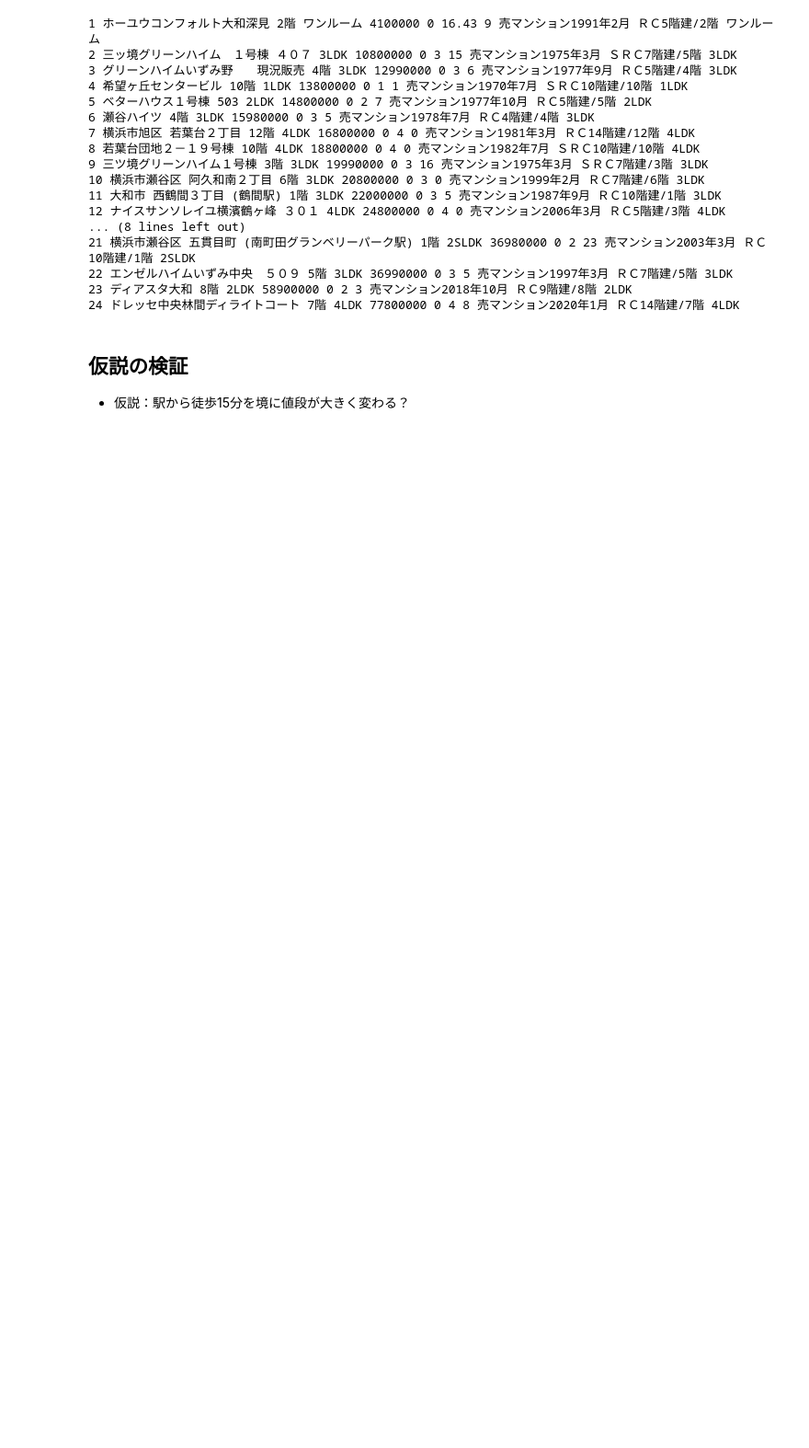
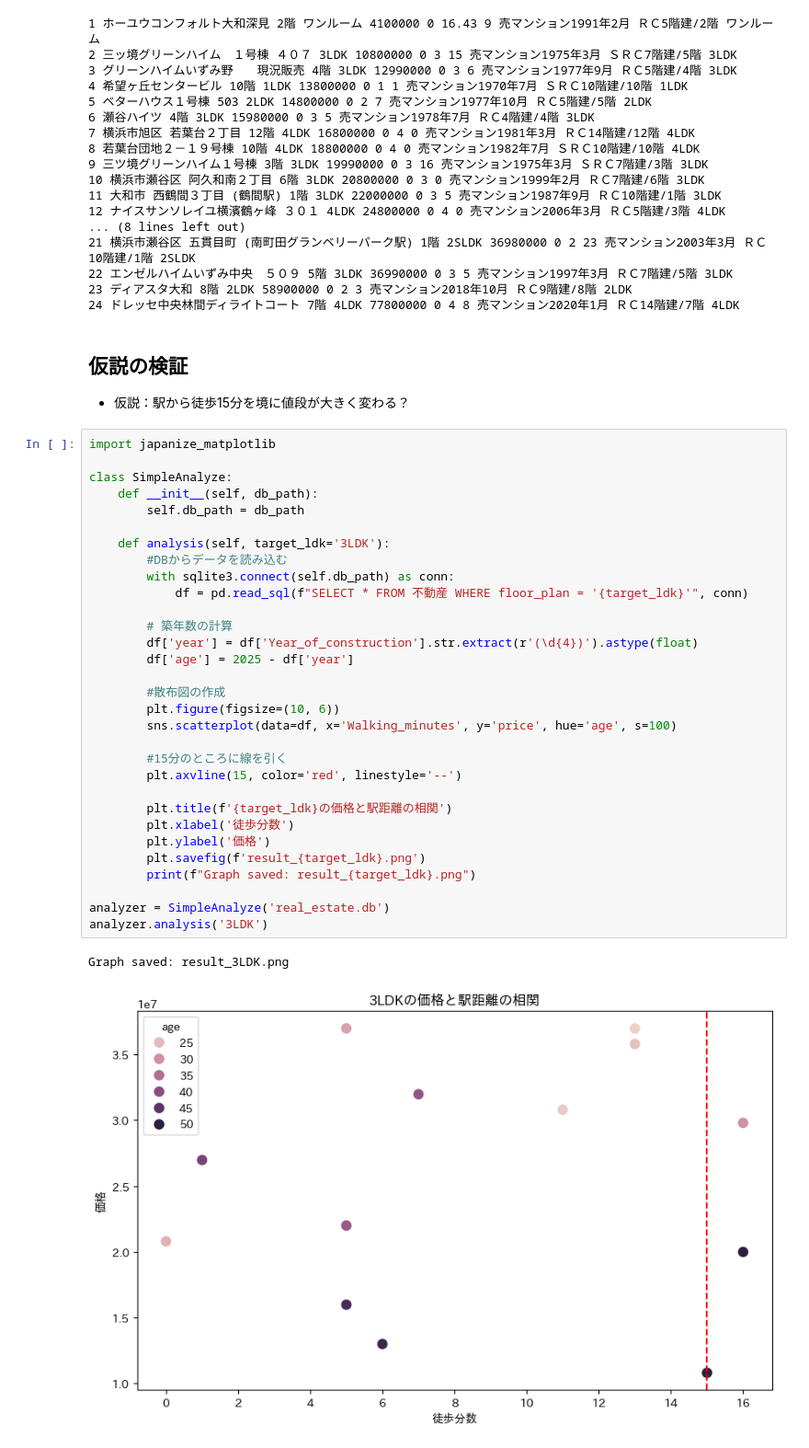
Before and after one commit to mihira-ryouta/dsprog2, a Jupyter notebook: 最終課題/main.ipynb, the cells around one changed output. Shown at 92% size. Drawn from its saved outputs; the diff is of its cells as text; blank space fills up the shorter version.

```diff
--- a/最終課題/main.ipynb
+++ b/最終課題/main.ipynb
@@ -280,3 +283,37 @@ finally:
 # %% [markdown]
 ## 仮説の検証
 * 仮説：駅から徒歩15分を境に値段が大きく変わる？
+# %%
+import japanize_matplotlib
+
+class SimpleAnalyze:
+    def __init__(self, db_path):
+        self.db_path = db_path
+
+    def analysis(self, target_ldk='3LDK'):
+        #DBからデータを読み込む
+        with sqlite3.connect(self.db_path) as conn:
+            df = pd.read_sql(f"SELECT * FROM 不動産 WHERE floor_plan = '{target_ldk}'", conn)
+
+        # 築年数の計算
+        df['year'] = df['Year_of_construction'].str.extract(r'(\d{4})').astype(float)
+        df['age'] = 2025 - df['year']
+
+        #散布図の作成
+        plt.figure(figsize=(10, 6))
+        sns.scatterplot(data=df, x='Walking_minutes', y='price', hue='age', s=100)
+
+        #15分のところに線を引く
+        plt.axvline(15, color='red', linestyle='--')
+
+        plt.title(f'{target_ldk}の価格と駅距離の相関')
+        plt.xlabel('徒歩分数')
+        plt.ylabel('価格')
+        plt.savefig(f'result_{target_ldk}.png')
+        print(f"Graph saved: result_{target_ldk}.png")
+
+analyzer = SimpleAnalyze('real_estate.db')
+analyzer.analysis('3LDK')
+# %% [output]
+Graph saved: result_3LDK.png
+[figure, added]
```
Also changed, not shown: parts of 2 cells of this notebook.
